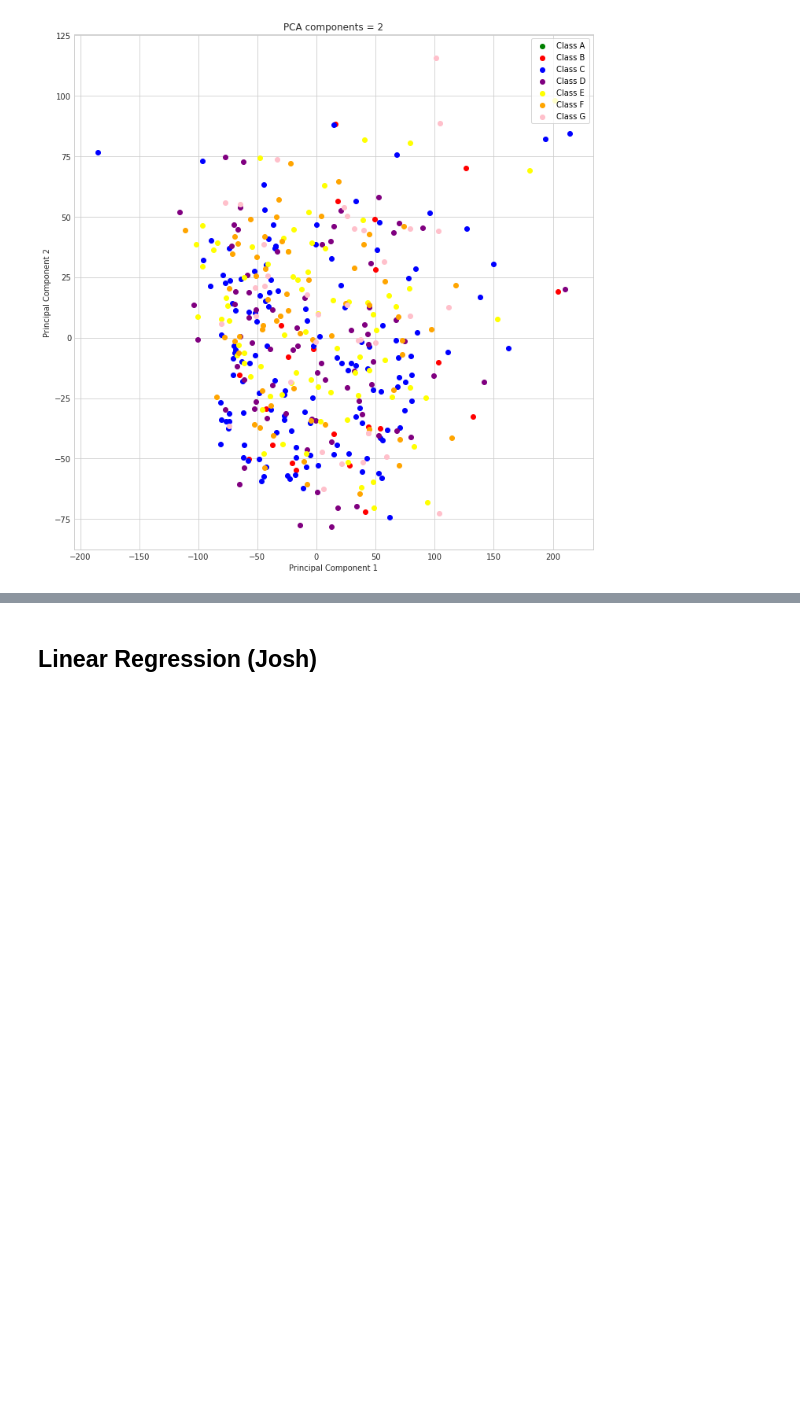
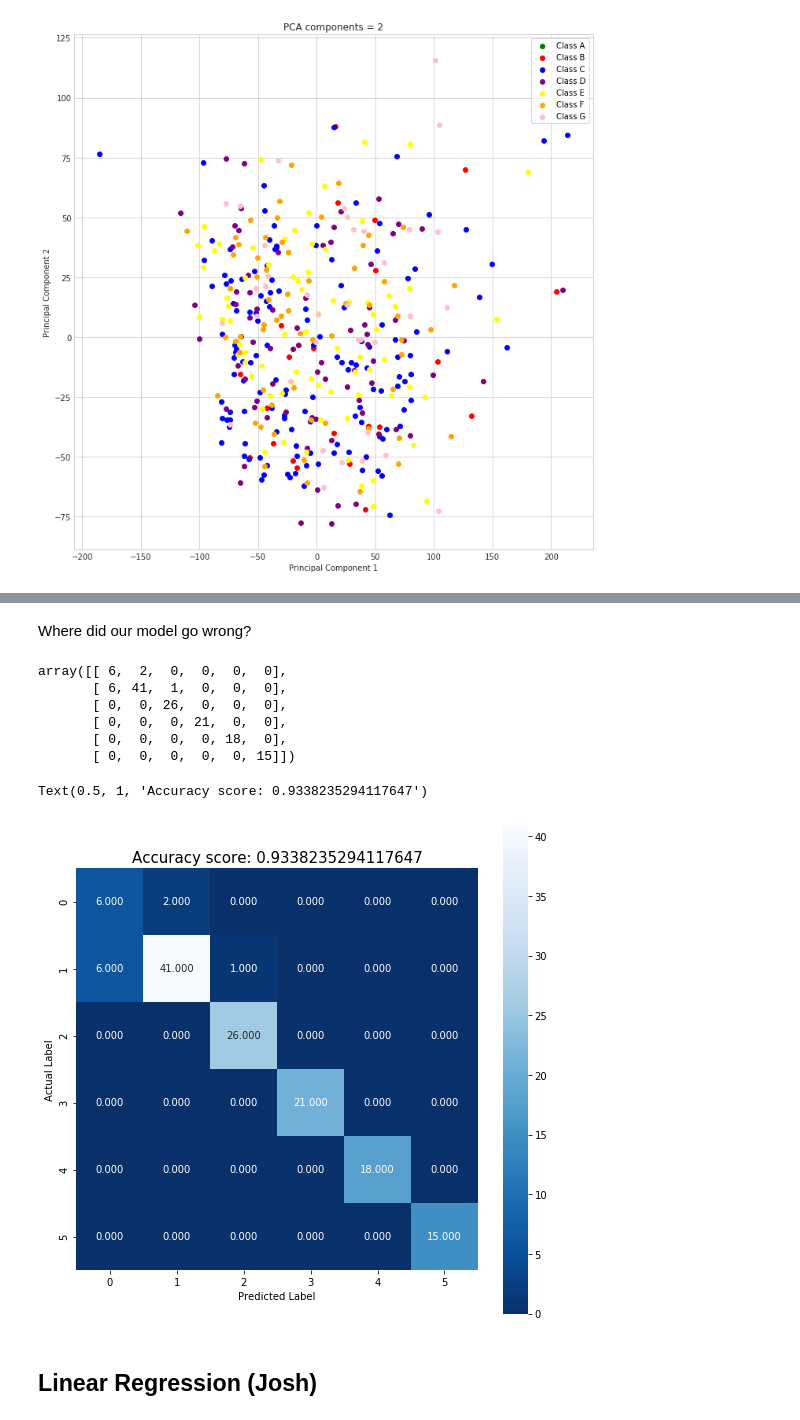
Before and after one commit to pau-you/Wildfires-in-California, a Jupyter notebook: final_wildfires.ipynb, the cells around one changed output, grey strips where cells are left out. Cells and saved outputs as stored; diff of their text form; code cells hidden in the pictures; blank space fills up the shorter version.

```diff
--- a/final_wildfires.ipynb
+++ b/final_wildfires.ipynb
@@ -253,0 +257,17 @@ plt.show()
+# %%
+inv_regul_str = np.concatenate([np.arange(0.01,0.1,0.01),np.arange(0.1,0.5,0.02),
+                                    np.arange(0.5,2,0.1),np.arange(2,8,1)])
+
+# According to documentation, C is the "inverse of regularization strength
+# So smaller values specify stronger regularization
+
+param = {'C': list(inv_regul_str)}
+best_param_Logit = GridSearchCV(LogisticRegression(penalty='l2'), param, scoring='f1_macro')
+best_param_Logit.fit(train_data, train_labels)
+optimal_C = best_param_Logit.best_params_['C']
+print('The optimal value for C is {0}.'.format(optimal_C))
+Logit_model = LogisticRegression(penalty='l2', C=optimal_C)
+Logit_model.fit(train_data, train_labels)
+dev_predicted_labels = Logit_model.predict(dev_data)
+print('F1 score for a Logistic Regression classifier using the optimal value for C: {0:.4f}.'.format(metrics.f1_score(y_true=dev_labels, y_pred=dev_predicted_labels,
+                                             average='macro')))
@@ -253,0 +322,11 @@ plt.show()
+# %%
+# Predict the labels of dev data
+# Uses the information the model learned during the model training process
+# Test model accuracy
+
+Logit_model_score = Logit_model.score(dev_data, dev_labels)
+Logit_model_score
+
+print('Accuracy score for our Logistic Regression classifier using dev set: %s' % Logit_model_score, 'of the time.')
+print('F1 score for our Logistic Regression classifier using the optimal value for C: {0:.4f}.'.format(metrics.f1_score(y_true=dev_labels, y_pred=dev_predicted_labels,
+                                             average='macro')))
@@ -254,3 +338,27 @@ plt.show()
+# %% [markdown]
+Where did our model go wrong?
+# %%
+cm = confusion_matrix(dev_labels, dev_predicted_labels)
+cm
+# %% [output]
+array([[ 6,  2,  0,  0,  0,  0],
+       [ 6, 41,  1,  0,  0,  0],
+       [ 0,  0, 26,  0,  0,  0],
+       [ 0,  0,  0, 21,  0,  0],
+       [ 0,  0,  0,  0, 18,  0],
+       [ 0,  0,  0,  0,  0, 15]])
+# %%
+# Confusion matrix with Seaborn
+
+plt.figure(figsize=(9,9))
+sns.heatmap(cm, annot=True, fmt=".3f", square=True, cmap = 'Blues_r')
+plt.ylabel('Actual Label')
+plt.xlabel('Predicted Label')
+dev_sample_title = 'Accuracy score: {0}'.format(Logit_model_score)
+plt.title(dev_sample_title, size=15)
+# %% [output]
+Text(0.5, 1, 'Accuracy score: 0.9338235294117647')
+[figure, added]
 # %% [markdown]
 ## Linear Regression (Josh)
 # %%
```
Also changed, not shown: parts of 11 cells of this notebook.
